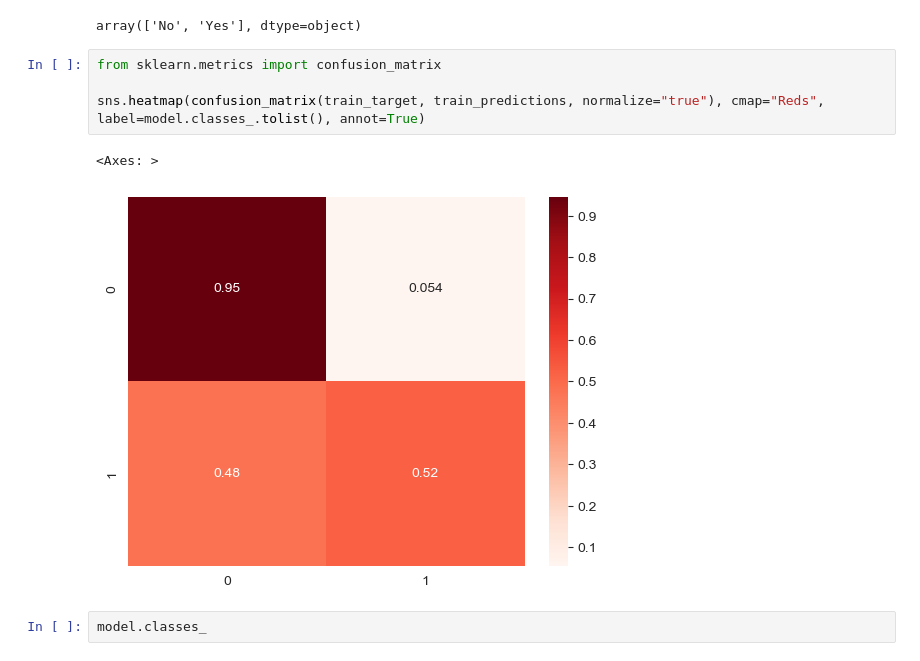
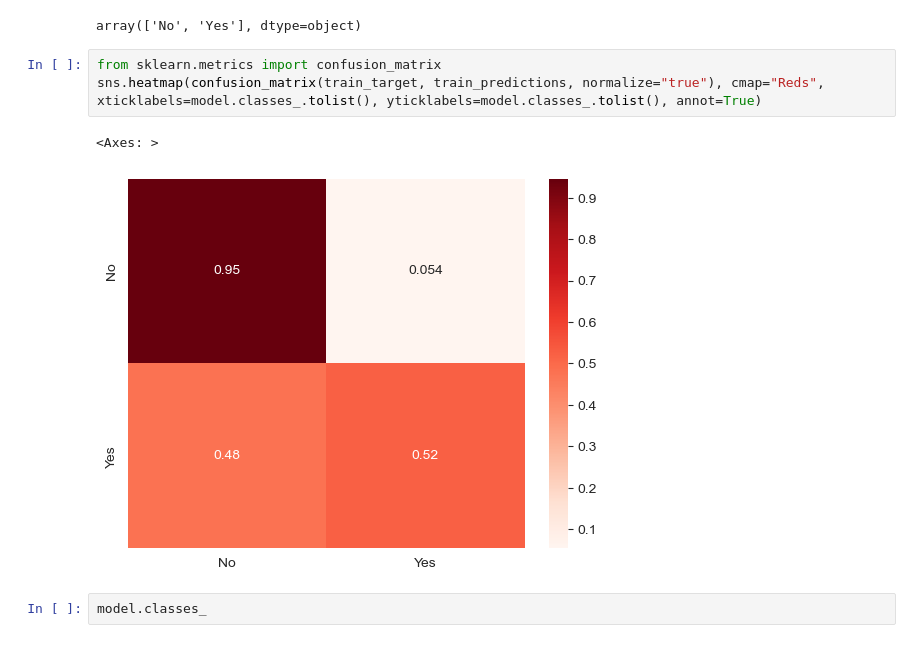
Before and after one commit to ahmadOlawale008/Machine-learning-projects, a Jupyter notebook: All Projects/Logistic regression.ipynb, the cells around one changed output. Drawn from its saved outputs; the diff is of its cells as text.

```diff
--- a/All Projects/Logistic regression.ipynb
+++ b/All Projects/Logistic regression.ipynb
@@ -538,11 +538,10 @@ model.classes_
 array(['No', 'Yes'], dtype=object)
 # %%
 from sklearn.metrics import confusion_matrix
-
-sns.heatmap(confusion_matrix(train_target, train_predictions, normalize="true"), cmap="Reds", label=model.classes_.tolist(), annot=True)
+sns.heatmap(confusion_matrix(train_target, train_predictions, normalize="true"), cmap="Reds", xticklabels=model.classes_.tolist(), yticklabels=model.classes_.tolist(), annot=True)
 # %% [output]
 <Axes: >
-[figure, old version]
+[figure, new version]
 # %%
 model.classes_
 # %% [output]
```
Also changed, not shown: parts of 12 cells of this notebook, 3 other files.
